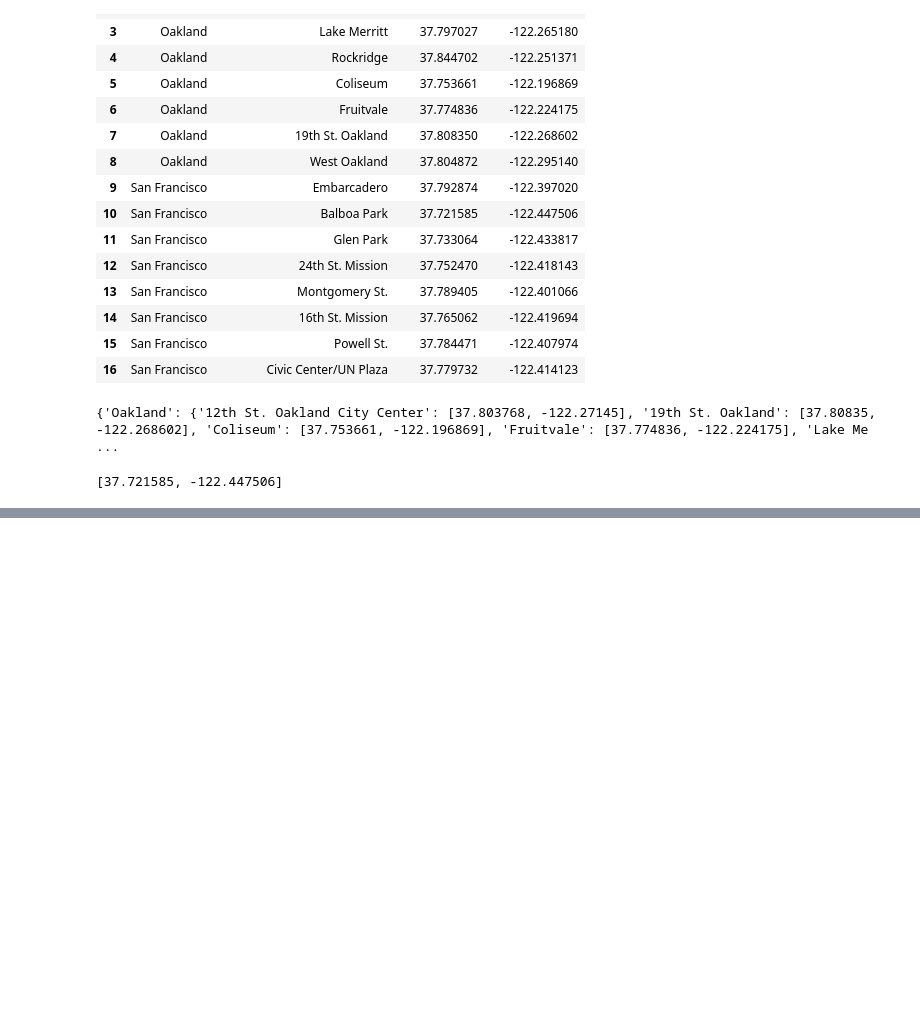
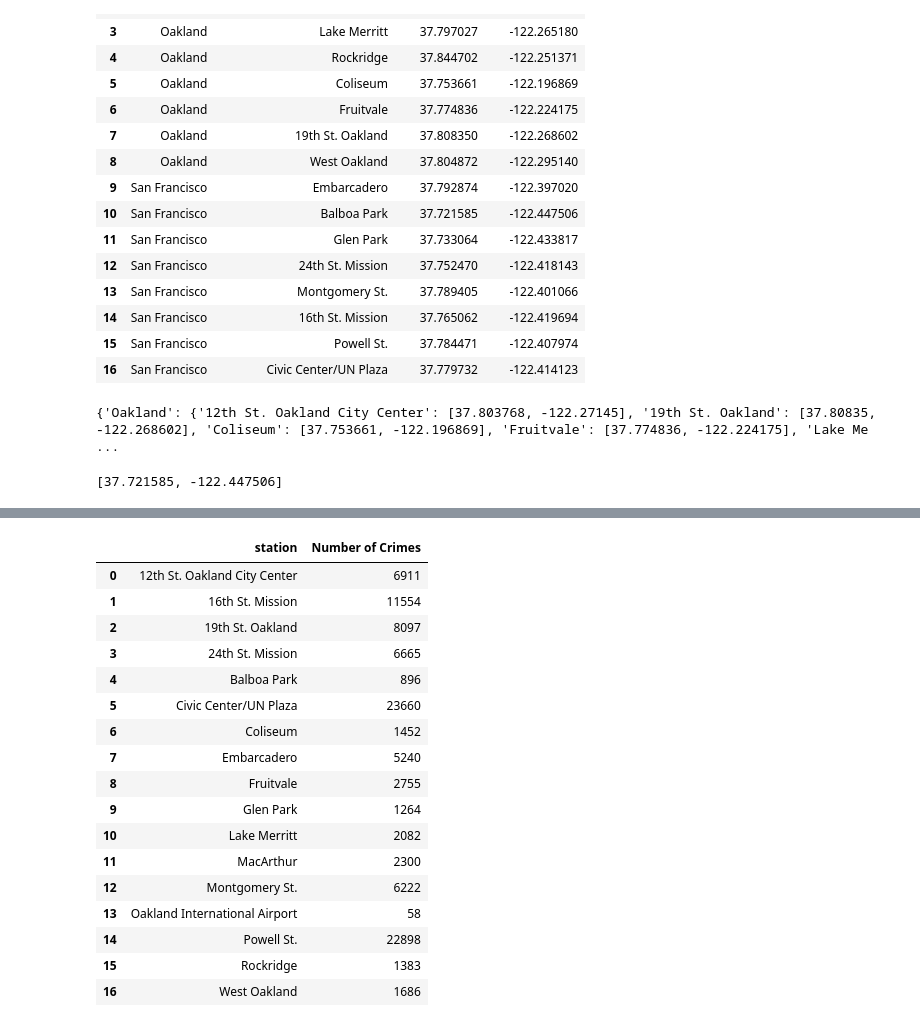
Before and after one commit to dysonkona/STA-141B-Final-Project, a Jupyter notebook: finalproj.ipynb, the cells around one changed output, grey strips where cells are left out. Saved outputs shown, nothing was run; the diff lists cells and outputs as text; code cells hidden in the pictures; blank space fills up the shorter version.

```diff
--- a/finalproj.ipynb
+++ b/finalproj.ipynb
@@ -211,0 +306,21 @@ print(end-start)
+# %%
+crimeData.groupby('station').size().reset_index(name = 'Number of Crimes')
+# %% [output]
+|  | station | Number of Crimes |
+| 0 | 12th St. Oakland City Center | 6911 |
+| 1 | 16th St. Mission | 11554 |
+| 2 | 19th St. Oakland | 8097 |
+| 3 | 24th St. Mission | 6665 |
+| 4 | Balboa Park | 896 |
+| 5 | Civic Center/UN Plaza | 23660 |
+| 6 | Coliseum | 1452 |
+| 7 | Embarcadero | 5240 |
+| 8 | Fruitvale | 2755 |
+| 9 | Glen Park | 1264 |
+| 10 | Lake Merritt | 2082 |
+| 11 | MacArthur | 2300 |
+| 12 | Montgomery St. | 6222 |
+| 13 | Oakland International Airport | 58 |
+| 14 | Powell St. | 22898 |
+| 15 | Rockridge | 1383 |
+| 16 | West Oakland | 1686 |
```
Also changed, not shown: parts of 6 cells of this notebook, 3 other files.
